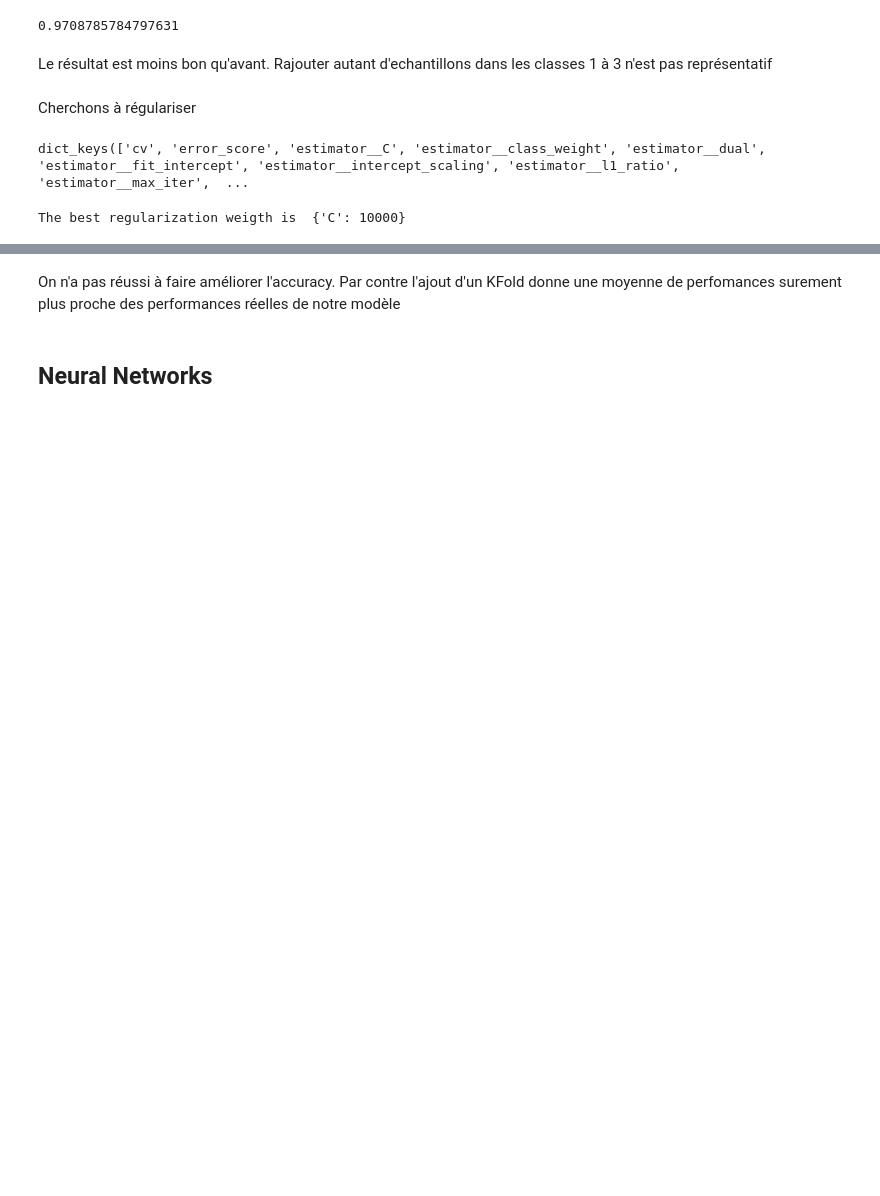
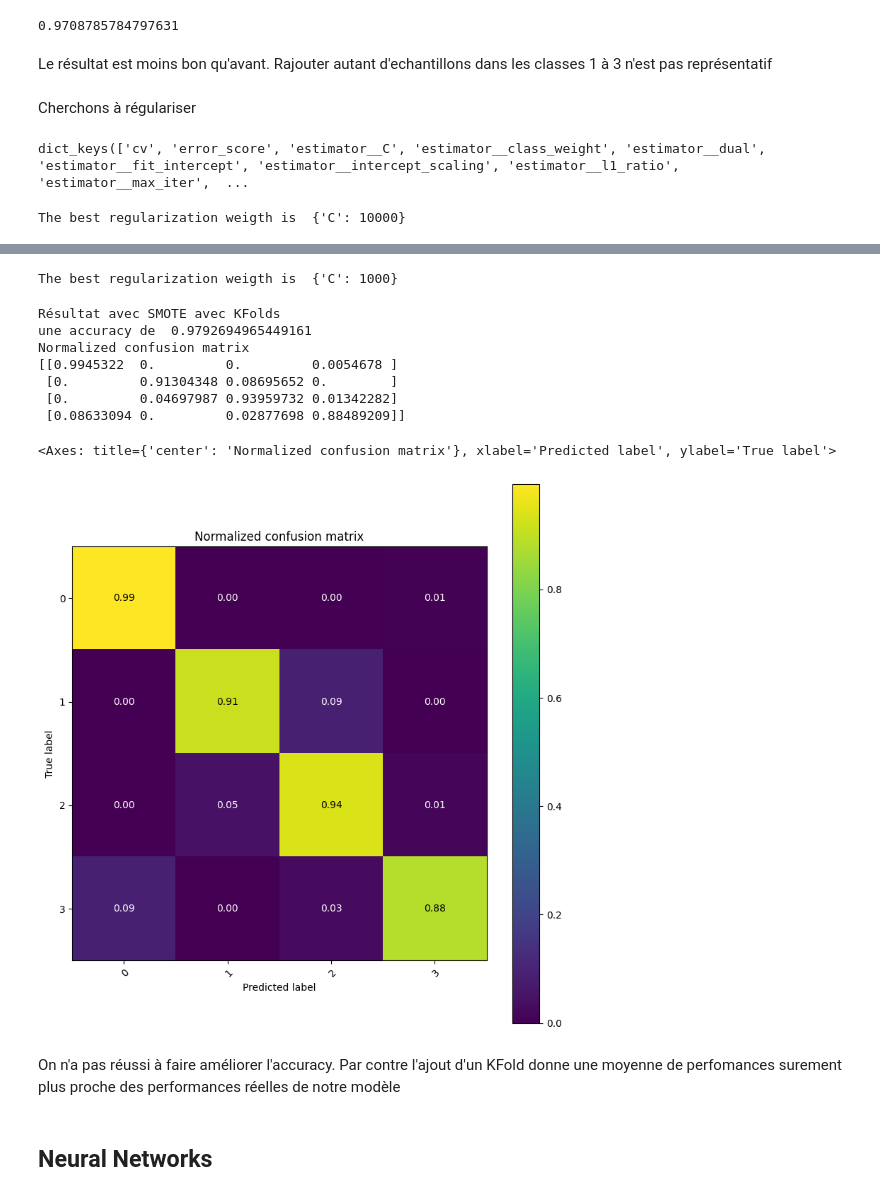
Before and after one commit to valentinedum/room_occupancy_estimation, a Jupyter notebook: notebooks/exploration.ipynb, the cells around one changed output, grey strips where cells are left out. Cells and saved outputs as stored; diff of their text form; code cells hidden in the pictures; blank space fills up the shorter version.

```diff
--- a/notebooks/exploration.ipynb
+++ b/notebooks/exploration.ipynb
@@ -589,3 +601,25 @@ accuracy_score(y_pred, y_test)
+# %%
+grid.fit(X_train_balanced, y_train_balanced)
+print("The best regularization weigth is ", grid.best_params_)
+
+clf = grid.best_estimator_
+clf.fit(X_train, y_train)
+y_pred = clf.predict(X_test)
+accuracy = accuracy_score(y_pred, y_test)
+print("Résultat avec SMOTE avec KFolds")
+print("une accuracy de ", accuracy)
+plot_conf_mat(y_test, y_pred,class_names=np.array(sorted(set(y_test))))
+# %% [output]
+The best regularization weigth is  {'C': 1000}
+Résultat avec SMOTE avec KFolds
+une accuracy de  0.9792694965449161
+Normalized confusion matrix
+[[0.9945322  0.         0.         0.0054678 ]
+ [0.         0.91304348 0.08695652 0.        ]
+ [0.         0.04697987 0.93959732 0.01342282]
+ [0.08633094 0.         0.02877698 0.88489209]]
+<Axes: title={'center': 'Normalized confusion matrix'}, xlabel='Predicted label', ylabel='True label'>
+[figure, added]
 # %% [markdown]
 On n'a pas réussi à faire améliorer l'accuracy. Par contre l'ajout d'un KFold donne une moyenne de perfomances surement plus proche des performances réelles de notre modèle
 # %% [markdown]
```
Also changed, not shown: parts of 13 cells of this notebook.
